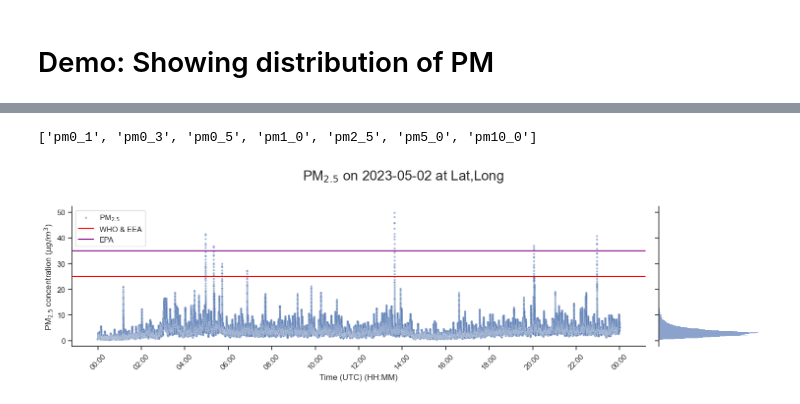
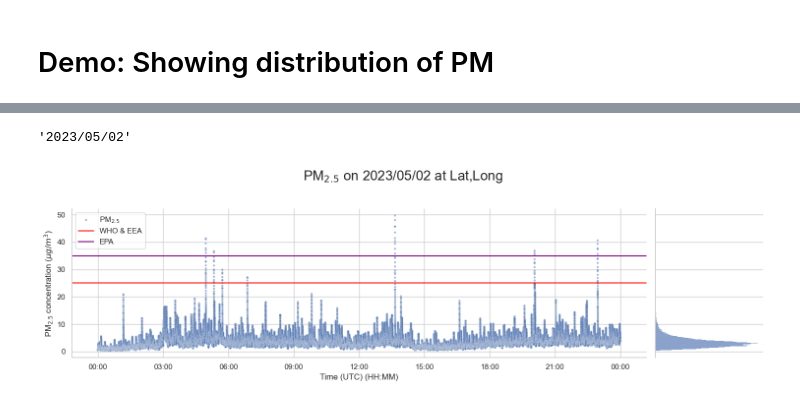
Before and after one commit to mi3nts/mints-aq-reports, a Jupyter notebook: notebooks/pm_data.ipynb, the cells around one changed output, grey strips where cells are left out. Drawn from its saved outputs; the diff is of its cells as text; code cells hidden in the pictures.

```diff
--- a/notebooks/pm_data.ipynb
+++ b/notebooks/pm_data.ipynb
@@ -29,7 +29,7 @@ def loadData(url):
     # new_timezone = "US/Central"
     df = pd.read_csv(url)
     df['dateTime'] = pd.to_datetime(df['dateTime'])
-    df['dateTime_HH'] = pd.to_datetime(df['dateTime'].dt.strftime('%H:%M'))
+    # df['dateTime_HH'] = pd.to_datetime(df['dateTime'].dt.strftime('%H:%M'))
     # df = df.set_index('dateTime')
     # df.index = df.index.tz_localize(tz='UTC').tz_convert(tz='US/Central')
 
@@ -185,13 +202,14 @@ plt.scatter(tips.total_bill, tips.tip, c=np.random.random((len(tips), 3)))
-# %%
-list(ips_df.filter(like='pm',axis=1).columns)
-# %% [output]
-['pm0_1', 'pm0_3', 'pm0_5', 'pm1_0', 'pm2_5', 'pm5_0', 'pm10_0']
+# %%
+ips_df['dateTime'][0].to_pydatetime().strftime('%Y/%m/%d')
+# %% [output]
+'2023/05/02'
 # %%
 #| echo: false
 #| output: true
 import matplotlib.dates as mdates
 
-sns.set_style('ticks')
+# sns.set_style('ticks')
+sns.set_style('whitegrid')
 
 def plotPMdistribution(df, pm_size=None):
     '''
@@ -206,36 +224,37 @@ def plotPMdistribution(df, pm_size=None):
     # list_of_pm = list(df.filter(like='pm',axis=1).columns)
     # # creating the plot
     # for pm_size in list_of_pm:
     g = sns.jointplot(x=df['dateTime'], y=df[pm_size], s=10, alpha=0.5, ls='-.', label=f'{pm_labels[pm_size]}')
     g.ax_marg_x.remove() # removing the x-axis distribution, any other way?
-    g.fig.set_size_inches((15, 5))
+    g.fig.set_size_inches((15, 10))
 
     # drawing two horizontal lines
     if pm_size == 'pm2_5':
         g.ax_joint.axhline(y=25, color='red', label='WHO & EEA')
         g.ax_joint.axhline(y=35, color='purple', label='EPA')
         g.ax_joint.legend(labels=['WHO & EEA','EPA'])
         # creating legend items, do we need the next line
     handles, labels = g.ax_joint.get_legend_handles_labels()
     g.ax_joint.legend(handles=handles, labels=[f'{pm_labels[pm_size]}'].append(labels))
 
     # plot title and axis labels
     # including the date on dateTime column on the first row in the dataframe. potential issues could occur with regards to UTC timezone maybe?
-    g.fig.suptitle(f'{pm_labels[pm_size]} on {ips_df["dateTime"].dt.date[0]} at Lat,Long', size=20, y=0.9)
+    title_date = df['dateTime'][0].to_pydatetime().strftime('%Y/%m/%d')
+    g.fig.suptitle(f'{pm_labels[pm_size]} on {title_date} at Lat,Long', size=20, y=0.9)
     g.set_axis_labels('Time (UTC) (HH:MM)', f'{pm_labels[pm_size]} concentration ($\mu g/ m^3$)')
     # g.fig.suptitle(f'PM levels on {ips_df["dateTime"].dt.date[0]} at Lat,Long', size=20, y=0.9)
     # g.set_axis_labels('Time (UTC) (HH:MM)', f'PM concentration ($\mu g/ m^3$)')
 
     # mdates does a good job of getting exact datetime labels on the ticks
-    g.ax_joint.xaxis.set_major_locator(mdates.HourLocator(interval=2))
+    g.ax_joint.xaxis.set_major_locator(mdates.HourLocator(byhour=range(0,24,3)))
     g.ax_joint.xaxis.set_major_formatter(mdates.DateFormatter('%H:%M'))
 
-    for tick in g.ax_joint.get_xticklabels():
-        tick.set_rotation(45)
+
+
     plt.tight_layout()
     # plt.subplots_adjust(hspace=0, wspace=0)
     plt.show()
 
 plotPMdistribution(ips_df, 'pm2_5')
 # %% [output]
-[figure, old version]
+[figure, new version]
```
Also changed, not shown: parts of 7 cells of this notebook, 2 other files.
